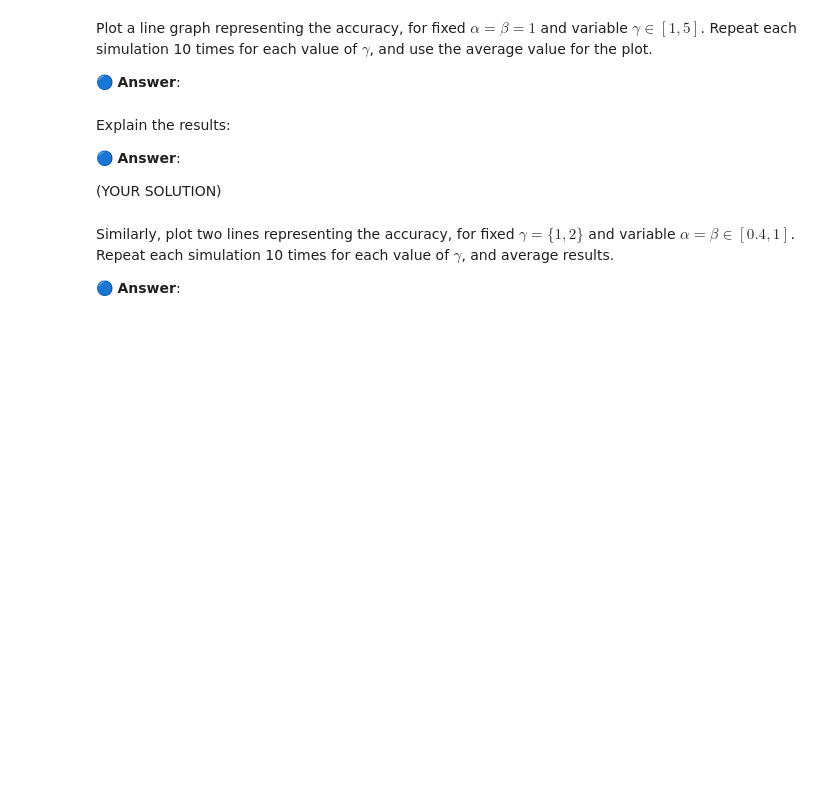
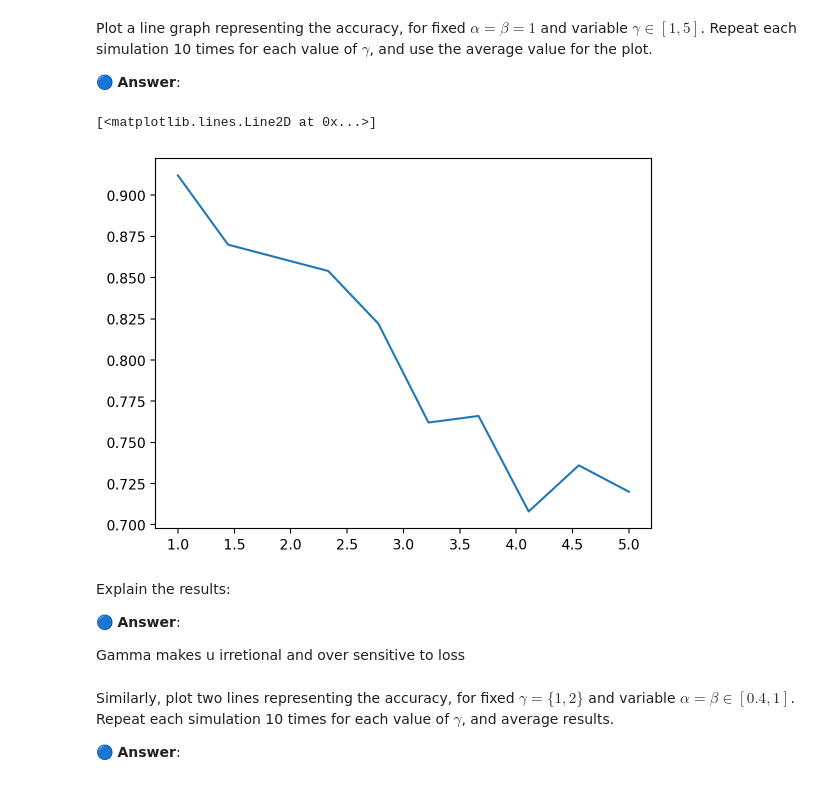
Before and after one commit to ashalem/ML_Human, a Jupyter notebook: WS1_W2024_students_5823.ipynb, the cells around one changed output. Saved outputs shown, nothing was run; the diff lists cells and outputs as text; code cells hidden in the pictures; blank space fills up the shorter version.

```diff
--- a/WS1_W2024_students_5823.ipynb
+++ b/WS1_W2024_students_5823.ipynb
@@ -440,7 +583,7 @@ class PowerLossAversion:
         self.beta = beta
         self.gamma = gamma
 
-    def __call__(self, u):
+    def __call__(self, u: np.ndarray):
         """
         Compute the power S-shaped utility function for a vector of utilities.
 
@@ -453,6 +596,10 @@ class PowerLossAversion:
         v : ndarray of shape (n)
         """
         ## YOUR SOLUTION
+        v = u.copy()
+        v[u >= 0] = u[u >= 0] ** alpha
+        v[u<0] = (-gamma) * (-u[u<0]) ** beta
+        return v
 # %% [markdown]
 Using the implementation above, plot the function $\nu$ for values of $u$ in the range $[-2,2]$, and for the given sets of parameters:
 
@@ -616,9 +822,36 @@ gamma_vec = np.linspace(1,5,10)
-# %% [markdown]
-Explain the results:
-
-🔵 **Answer**:
-
-(YOUR SOLUTION)
+# %%
+alpha = 1
+beta = 1
+gamma_vec = np.linspace(1,5,10)
+
+## YOUR SOLUTION
+n_repetitions = 10
+gamma_to_accuracy = pd.DataFrame()
+for gamma in gamma_vec:
+    for _ in tqdm(range(n_repetitions)):
+        v = PowerLossAversion(alpha, beta, gamma)
+        pi = lambda p: p
+        behavioral_env = BehavioralProspectEnvironment(v, pi)
+        train_df, eval_df = behavioral_env.generate_train_eval_datasets(n_users_train=task_2_3_n_users)
+        accuracies = []
+        for _ in range(task_2_3_n_repetitions):
+            model = sklearn.linear_model.LogisticRegression().fit(
+                X=train_df[behavioral_env.feature_columns],
+                y=train_df['behavioral_choice'],
+            )
+            accuracies.append(model.score(eval_df[behavioral_env.feature_columns], eval_df['behavioral_choice']))
+    gamma_to_accuracy.loc[gamma, 'accuracy'] = np.mean(accuracies)
+
+plt.plot(gamma_to_accuracy.index, gamma_to_accuracy['accuracy'])
+# %% [output]
+[<matplotlib.lines.Line2D at 0x...>]
+[figure, added]
+# %% [markdown]
+Explain the results:
+
+🔵 **Answer**:
+
+Gamma makes u irretional and over sensitive to loss
 # %% [markdown]
 Similarly, plot two lines representing the accuracy, for fixed $\gamma=\{1,2\}$ and variable $\alpha=\beta\in[0.4,1]$. Repeat each simulation 10 times for each value of $\gamma$, and average results.
 
```
Also changed, not shown: parts of 24 cells of this notebook, 1 other file.
